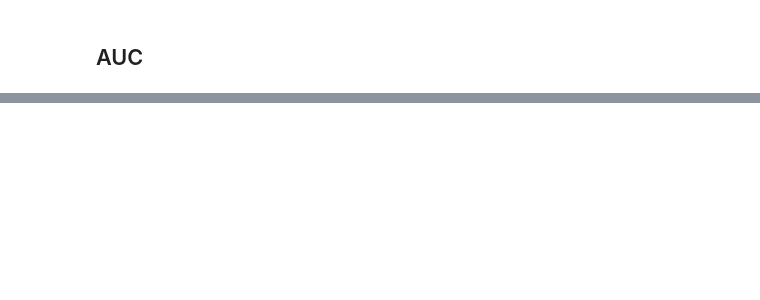
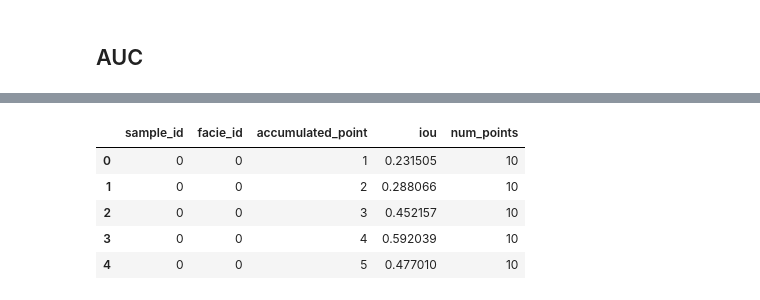
Before and after one commit to filipeas/Minerva-Discovery, a Jupyter notebook: my_experiments/sam_original/notebooks/auc_metric_calculate.ipynb, the cells around one changed output, grey strips where cells are left out. Saved outputs shown, nothing was run; the diff lists cells and outputs as text; code cells hidden in the pictures; blank space fills up the shorter version.

```diff
--- a/my_experiments/sam_original/notebooks/auc_metric_calculate.ipynb
+++ b/my_experiments/sam_original/notebooks/auc_metric_calculate.ipynb
@@ -798,3 +846,12 @@ plt.show()
+# %%
+results.head()
+# %% [output]
+|  | sample_id | facie_id | accumulated_point | iou | num_points |
+| 0 | 0 | 0 | 1 | 0.231505 | 10 |
+| 1 | 0 | 0 | 2 | 0.288066 | 10 |
+| 2 | 0 | 0 | 3 | 0.452157 | 10 |
+| 3 | 0 | 0 | 4 | 0.592039 | 10 |
+| 4 | 0 | 0 | 5 | 0.477010 | 10 |
 # %%
 # Inicializar um dicionário para armazenar as AUCs por facie
 auc_by_facie = {}
```
Also changed, not shown: parts of 7 cells of this notebook, 1 other file.
